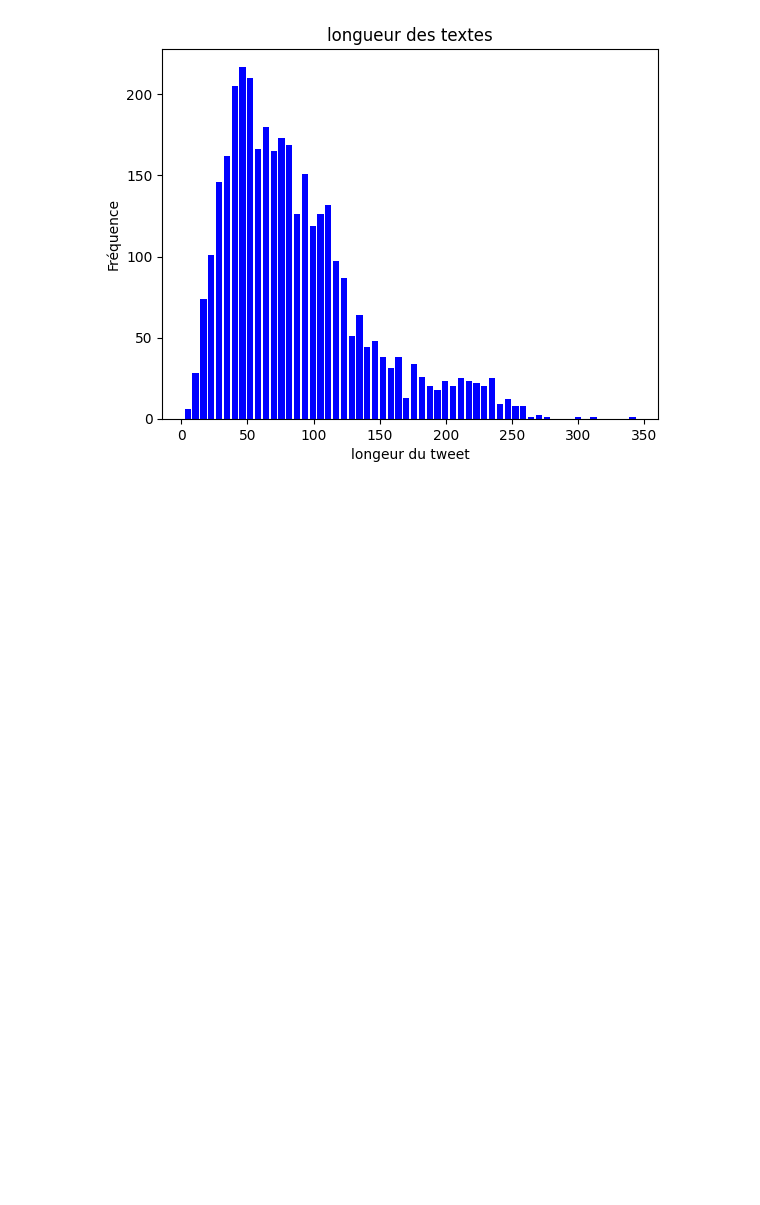
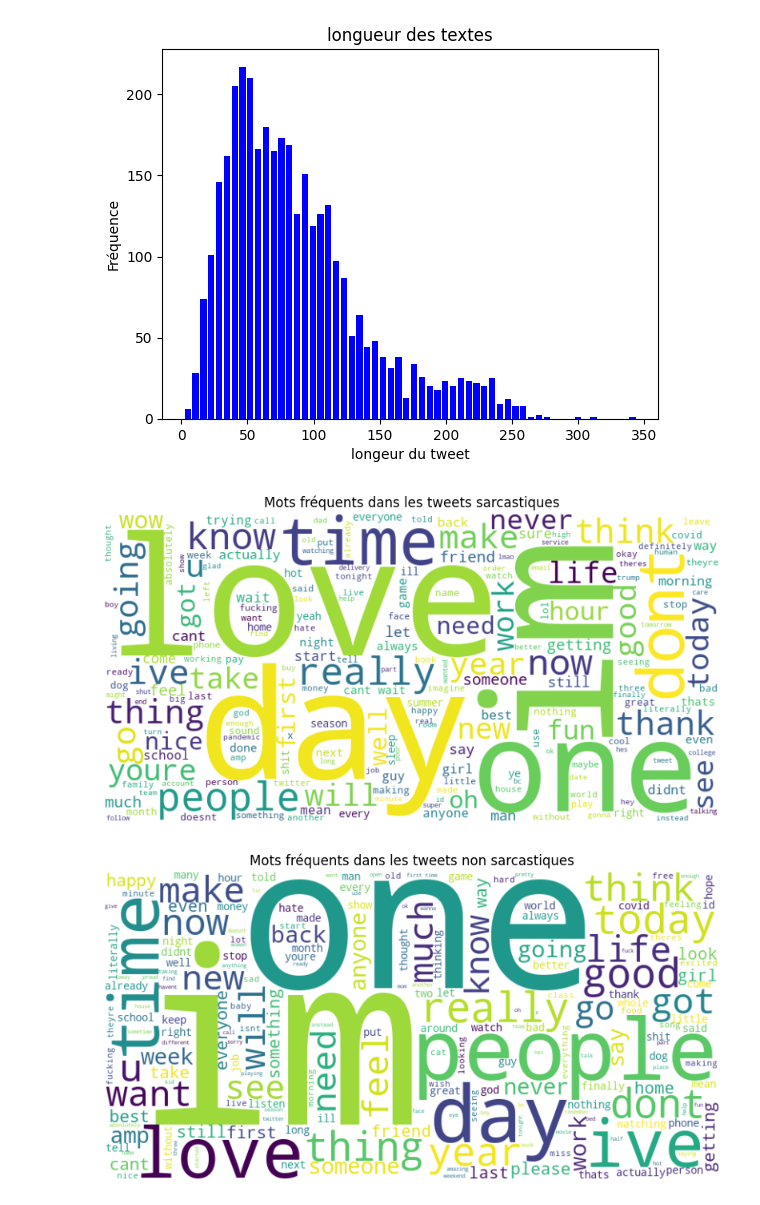
Before and after one commit to azizguesmi/Projet-Ml, a Jupyter notebook: PR.ipynb, the cells around one changed output. Saved outputs shown, nothing was run; the diff lists cells and outputs as text; code cells hidden in the pictures; blank space fills up the shorter version.

```diff
--- a/PR.ipynb
+++ b/PR.ipynb
@@ -36,6 +36,37 @@ plt.title("longueur des textes")
 plt.xlabel("longeur du tweet")
 plt.ylabel("Fréquence")
 plt.show()
+
+def clean_tweet(text):
+    text = text.lower()                                  # mettre tout le texte en minuscules
+    text = re.sub(r'http\S+|www\S+', '', text)           # supprimer les liens (URLs)
+    text = re.sub(r'@\w+', '', text)                     # supprimer les mentions (@utilisateur)
+    text = re.sub(r'#', '', text)                        # supprimer le symbole # mais garder le mot
+    text = re.sub(r'[^a-z\s]', '', text)                 # supprimer la ponctuation, les chiffres et les emojis
+    text = re.sub(r'\s+', ' ', text).strip()             # supprimer les espaces multiples et les espaces en trop
+    return text
+
+
+text_sarcastic = " ".join(df[df["sarcastic"] == 1]["tweet"].astype(str).tolist()) #mettre tout les tweets sarcastic dans la meme str
+cleaned_tweet_sarcastic = clean_tweet(text_sarcastic)#nettoyage et transformation du text
+
+text_non_sarcastic = " ".join(df[df["sarcastic"] == 0]["tweet"].astype(str).tolist()) #mettre tout les tweets sarcastic dans la meme str
+cleaned_tweet_non_sarcastic = clean_tweet(text_non_sarcastic)#nettoyage et transformation du text
+
+wordcloud_sarcastic = WordCloud(width=800, height=400, background_color='white').generate(cleaned_tweet_sarcastic)
+wordcloud_non_sarcastic = WordCloud(width=800, height=400, background_color='white').generate(cleaned_tweet_non_sarcastic)
+
+plt.figure(figsize=(10, 5))
+plt.imshow(wordcloud_sarcastic, interpolation='bilinear')
+plt.axis('off')
+plt.title("Mots fréquents dans les tweets sarcastiques")
+
+plt.figure(figsize=(10, 5))
+plt.imshow(wordcloud_non_sarcastic, interpolation='bilinear')
+plt.axis('off')
+plt.title("Mots fréquents dans les tweets non sarcastiques")
+
+plt.show()
 # %% [output]
 <class 'pandas.core.frame.DataFrame'>
 RangeIndex: 3468 entries, 0 to 3467
@@ -49,30 +80,32 @@ Data columns (total 10 columns):
  4   sarcasm              867 non-null    float64
  5   irony                867 non-null    float64
  6   satire               867 non-null    float64
  7   understatement       867 non-null    float64
  8   overstatement        867 non-null    float64
  9   rhetorical_question  867 non-null    float64
 dtypes: float64(6), int64(2), object(2)
 memory usage: 271.1+ KB
 None
 |  | Unnamed: 0 | tweet | sarcastic | rephrase | sarcasm | irony | satire | understatement | overstatement | ... |
 | 0 | 0 | The only thing I got from college... | 1 | College is really difficult, expe... | 0.0 | 1.0 | 0.0 | 0.0 | 0.0 | ... |
 | 1 | 1 | I love it when professors draw a ... | 1 | I do not like when professors don... | 1.0 | 0.0 | 0.0 | 0.0 | 0.0 | ... |
 | 2 | 2 | Remember the hundred emails from ... | 1 | I, at the bare minimum, wish comp... | 0.0 | 1.0 | 0.0 | 0.0 | 0.0 | ... |
 | 3 | 3 | Today my pop-pop told me I was no... | 1 | Today my pop-pop told me I was no... | 1.0 | 0.0 | 0.0 | 0.0 | 0.0 | ... |
 | 4 | 4 | @VolphanCarol @littlewhitty @myst... | 1 | I would say Ted Cruz is an asshol... | 1.0 | 0.0 | 0.0 | 0.0 | 0.0 | ... |
 |  | Unnamed: 0 | sarcastic | sarcasm | irony | satire | understatement | overstatement | rhetorical_question |
 | count | 3468.000000 | 3468.000000 | 867.000000 | 867.000000 | 867.000000 | 867.000000 | 867.000000 | 867.000000 |
 | mean | 1733.500000 | 0.250000 | 0.822376 | 0.178777 | 0.028835 | 0.011534 | 0.046136 | 0.116494 |
 | std | 1001.269694 | 0.433075 | 0.382417 | 0.383387 | 0.167439 | 0.106837 | 0.209901 | 0.321001 |
 | min | 0.000000 | 0.000000 | 0.000000 | 0.000000 | 0.000000 | 0.000000 | 0.000000 | 0.000000 |
 | 25% | 866.750000 | 0.000000 | 1.000000 | 0.000000 | 0.000000 | 0.000000 | 0.000000 | 0.000000 |
 | 50% | 1733.500000 | 0.000000 | 1.000000 | 0.000000 | 0.000000 | 0.000000 | 0.000000 | 0.000000 |
 | 75% | 2600.250000 | 0.250000 | 1.000000 | 0.000000 | 0.000000 | 0.000000 | 0.000000 | 0.000000 |
 | max | 3467.000000 | 1.000000 | 1.000000 | 1.000000 | 1.000000 | 1.000000 | 1.000000 | 1.000000 |
 sarcastic
 0    2601
 1     867
 Name: count, dtype: int64
 [figure]
 [figure]
+[figure, added]
+[figure, added]
```
